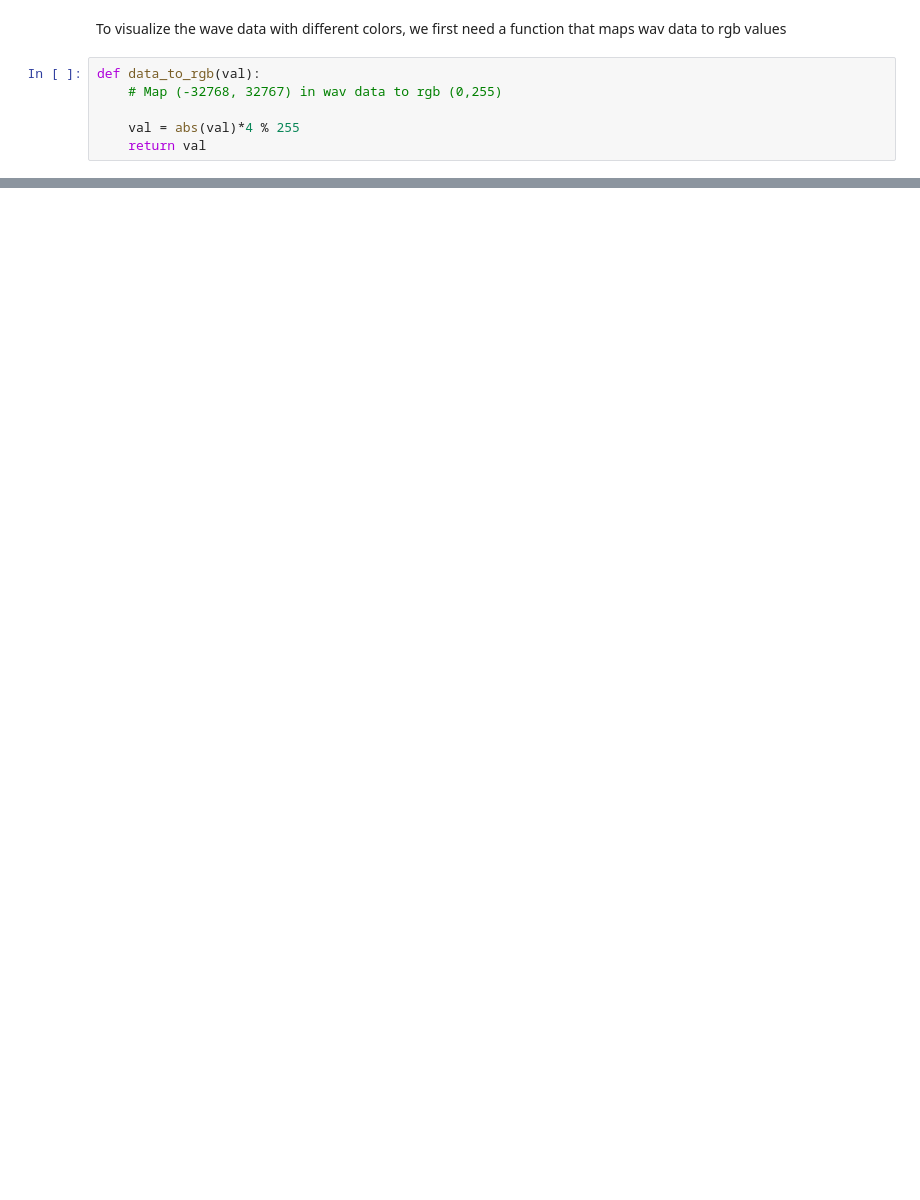
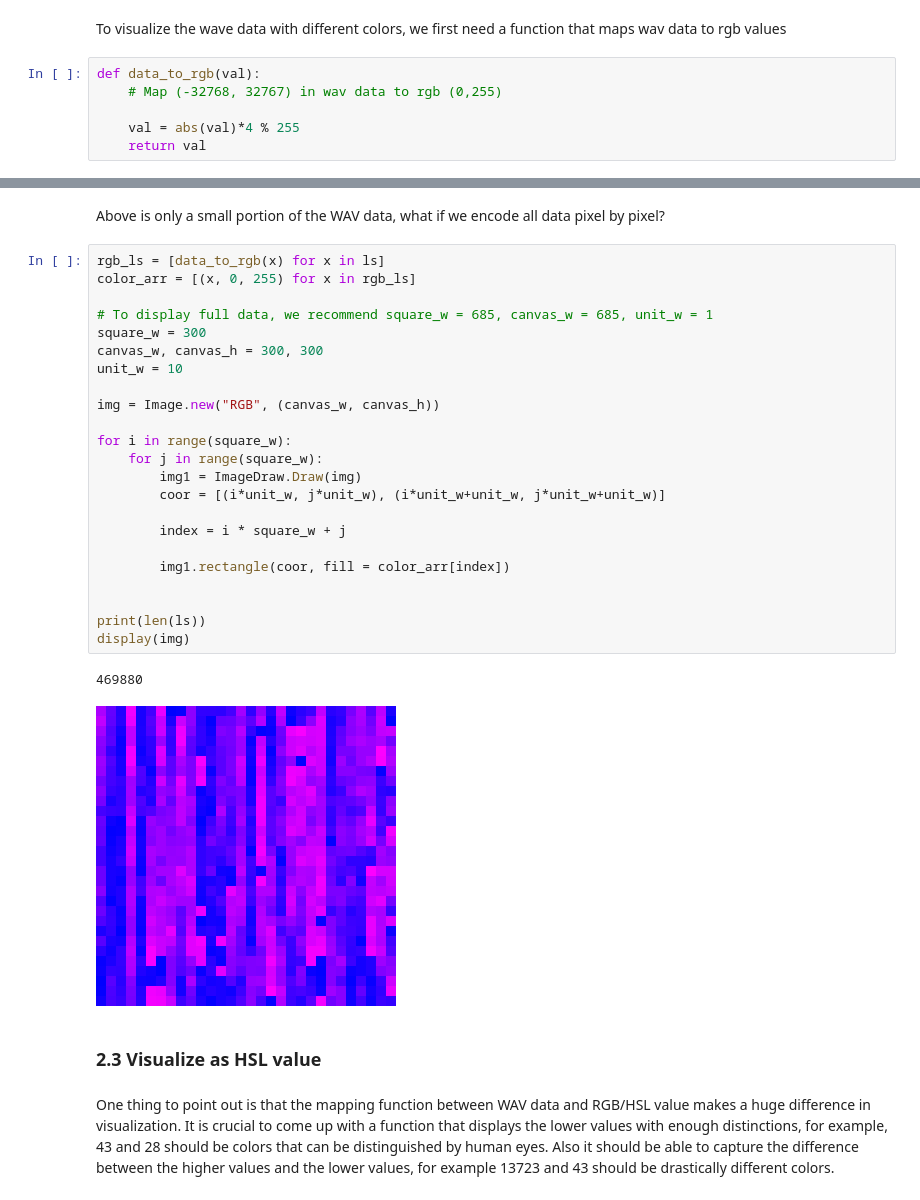
Before and after one commit to The2018/Music_AI, a Jupyter notebook: WAV_visualization.ipynb, the cells around one changed output, grey strips where cells are left out. Drawn from its saved outputs; the diff is of its cells as text; blank space fills up the shorter version.

```diff
--- a/WAV_visualization.ipynb
+++ b/WAV_visualization.ipynb
@@ -57,0 +104,32 @@ We can also have a function to draw rectangles
+# %% [markdown]
+Above is only a small portion of the WAV data, what if we encode all data pixel by pixel?
+# %%
+rgb_ls = [data_to_rgb(x) for x in ls]
+color_arr = [(x, 0, 255) for x in rgb_ls]
+
+# To display full data, we recommend square_w = 685, canvas_w = 685, unit_w = 1
+square_w = 300
+canvas_w, canvas_h = 300, 300
+unit_w = 10
+
+img = Image.new("RGB", (canvas_w, canvas_h))
+
+for i in range(square_w):
+    for j in range(square_w):
+        img1 = ImageDraw.Draw(img)
+        coor = [(i*unit_w, j*unit_w), (i*unit_w+unit_w, j*unit_w+unit_w)]
+
+        index = i * square_w + j
+
+        img1.rectangle(coor, fill = color_arr[index])
+
+
+print(len(ls))
+display(img)
+# %% [output]
+469880
+[figure, added]
+# %% [markdown]
+### 2.3 Visualize as HSL value
+# %% [markdown]
+One thing to point out is that the mapping function between WAV data and RGB/HSL value makes a huge difference in visualization. It is crucial to come up with a function that displays the lower values with enough distinctions, for example, 43 and 28 should be colors that can be distinguished by human eyes. Also it should be able to capture the difference between the higher values and the lower values, for example 13723 and 43 should be drastically different colors.
```
Also changed, not shown: parts of 24 cells of this notebook.
